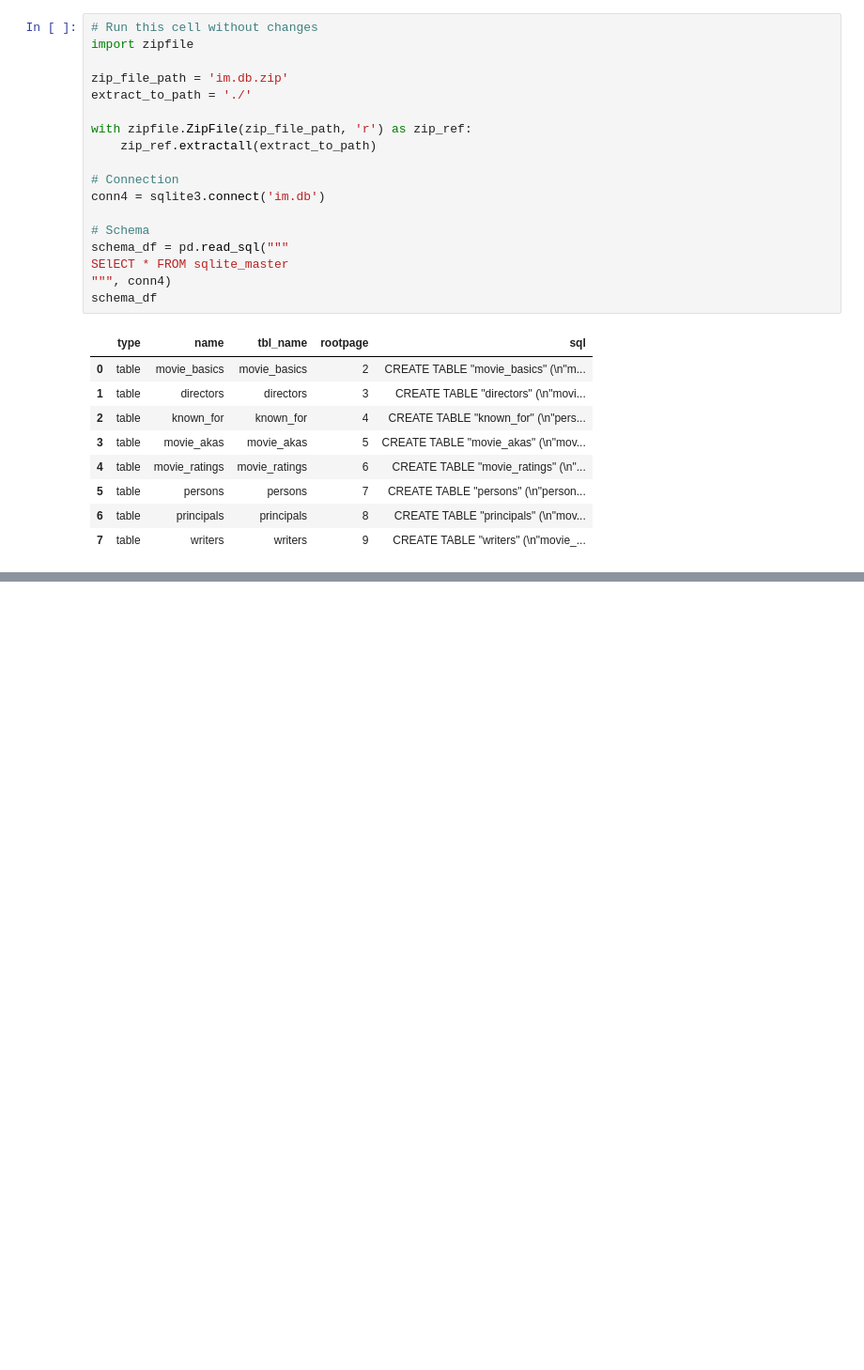
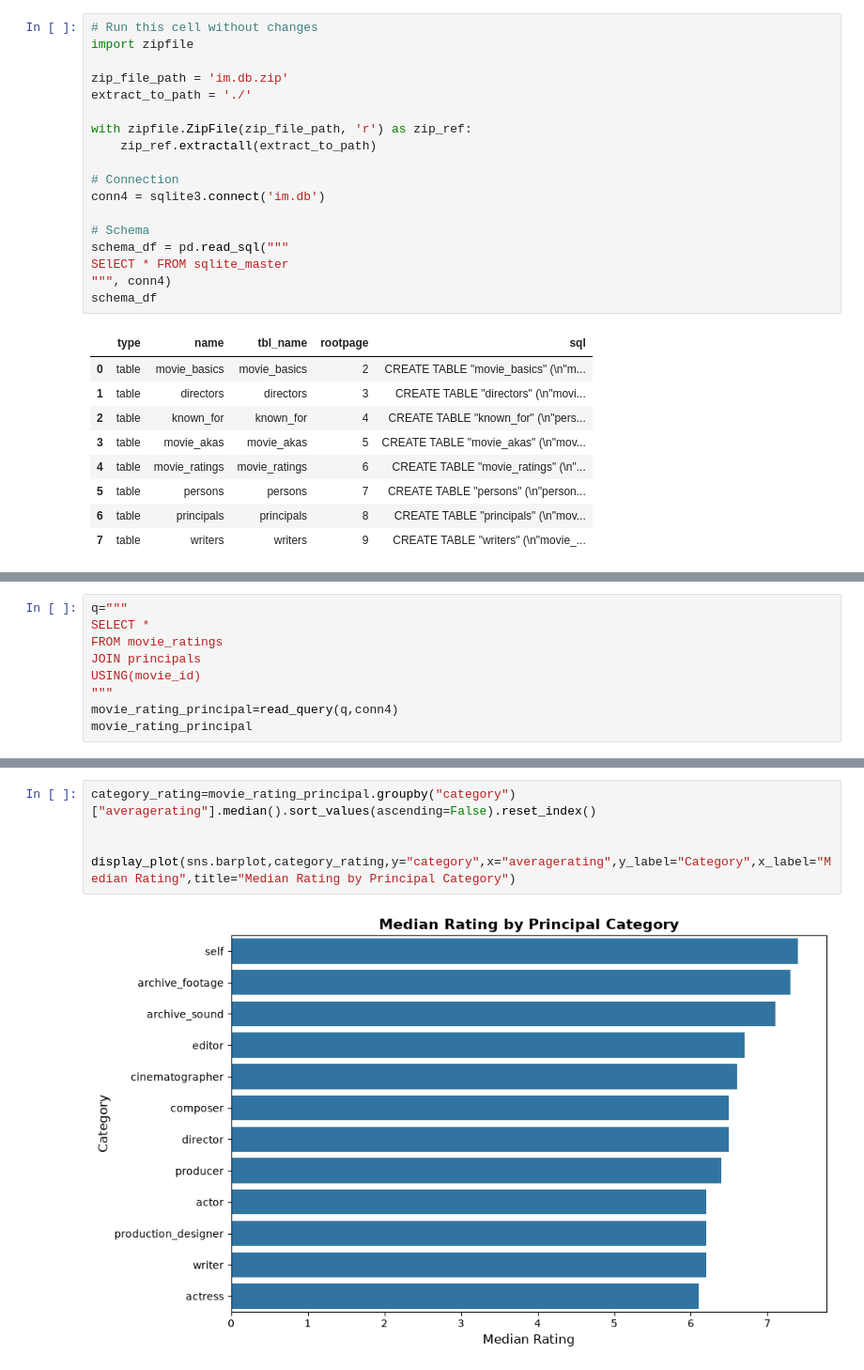
Before and after one commit to G-Gakii/dsc-sql-summative-lab, a Jupyter notebook: SQLSummativeLab.ipynb, the cells around one changed output, grey strips where cells are left out. Shown at 94% size. Drawn from its saved outputs; the diff is of its cells as text; blank space fills up the shorter version.

```diff
--- a/SQLSummativeLab.ipynb
+++ b/SQLSummativeLab.ipynb
@@ -501,0 +733,9 @@ None
+# %%
+q="""
+SELECT *
+FROM movie_ratings
+JOIN principals
+USING(movie_id)
+"""
+movie_rating_principal=read_query(q,conn4)
+movie_rating_principal
@@ -501,0 +804,7 @@ None
+# %%
+category_rating=movie_rating_principal.groupby("category")["averagerating"].median().sort_values(ascending=False).reset_index()
+
+
+display_plot(sns.barplot,category_rating,y="category",x="averagerating",y_label="Category",x_label="Median Rating",title="Median Rating by Principal Category")
+# %% [output]
+[figure, added]
```
Also changed, not shown: parts of 57 cells of this notebook.
